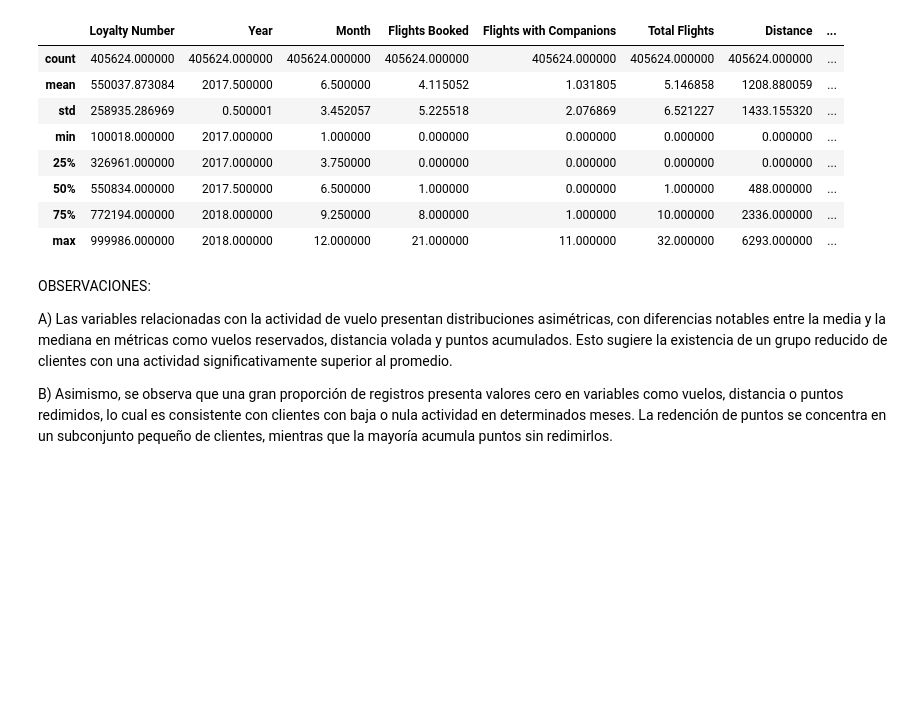
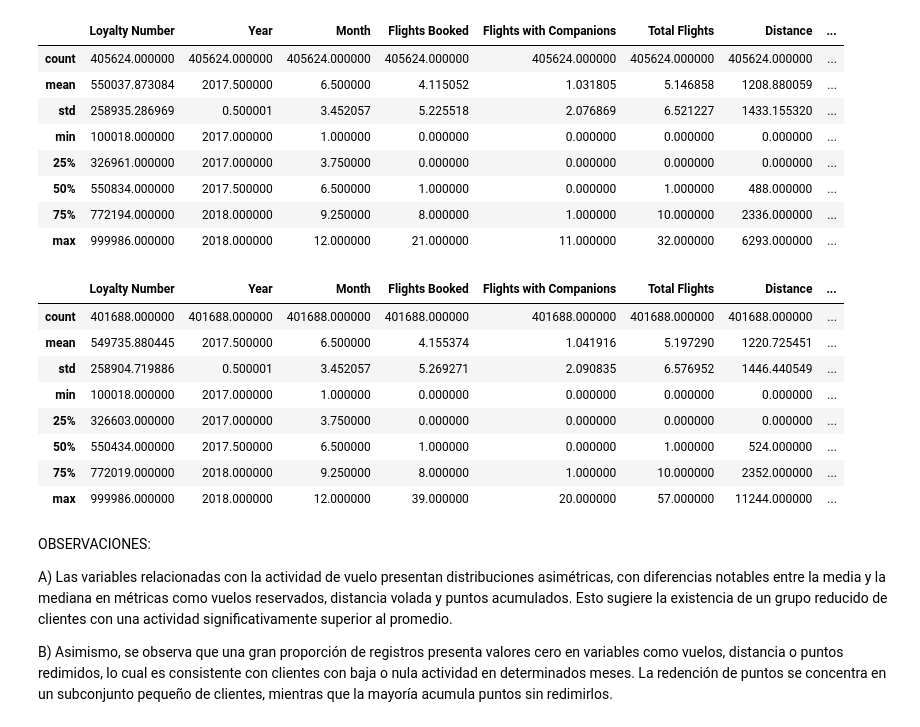
Before and after one commit to Adalab/bda-modulo-3-evaluacion-final-MatiC-hub-1, a Jupyter notebook: notebooks/resolucion_final.ipynb, the cells around one changed output. Cells and saved outputs as stored; diff of their text form; code cells hidden in the pictures; blank space fills up the shorter version.

```diff
--- a/notebooks/resolucion_final.ipynb
+++ b/notebooks/resolucion_final.ipynb
@@ -199,6 +199,18 @@ df_flights.describe()
 | 50% | 550834.000000 | 2017.500000 | 6.500000 | 1.000000 | 0.000000 | 1.000000 | 488.000000 | ... |
 | 75% | 772194.000000 | 2018.000000 | 9.250000 | 8.000000 | 1.000000 | 10.000000 | 2336.000000 | ... |
 | max | 999986.000000 | 2018.000000 | 12.000000 | 21.000000 | 11.000000 | 32.000000 | 6293.000000 | ... |
+# %%
+df_flights_monthly.describe()
+# %% [output]
+|  | Loyalty Number | Year | Month | Flights Booked | Flights with Companions | Total Flights | Distance | ... |
+| count | 401688.000000 | 401688.000000 | 401688.000000 | 401688.000000 | 401688.000000 | 401688.000000 | 401688.000000 | ... |
+| mean | 549735.880445 | 2017.500000 | 6.500000 | 4.155374 | 1.041916 | 5.197290 | 1220.725451 | ... |
+| std | 258904.719886 | 0.500001 | 3.452057 | 5.269271 | 2.090835 | 6.576952 | 1446.440549 | ... |
+| min | 100018.000000 | 2017.000000 | 1.000000 | 0.000000 | 0.000000 | 0.000000 | 0.000000 | ... |
+| 25% | 326603.000000 | 2017.000000 | 3.750000 | 0.000000 | 0.000000 | 0.000000 | 0.000000 | ... |
+| 50% | 550434.000000 | 2017.500000 | 6.500000 | 1.000000 | 0.000000 | 1.000000 | 524.000000 | ... |
+| 75% | 772019.000000 | 2018.000000 | 9.250000 | 8.000000 | 1.000000 | 10.000000 | 2352.000000 | ... |
+| max | 999986.000000 | 2018.000000 | 12.000000 | 39.000000 | 20.000000 | 57.000000 | 11244.000000 | ... |
 # %% [markdown]
 OBSERVACIONES:
 
```
Also changed, not shown: parts of 28 cells of this notebook.
